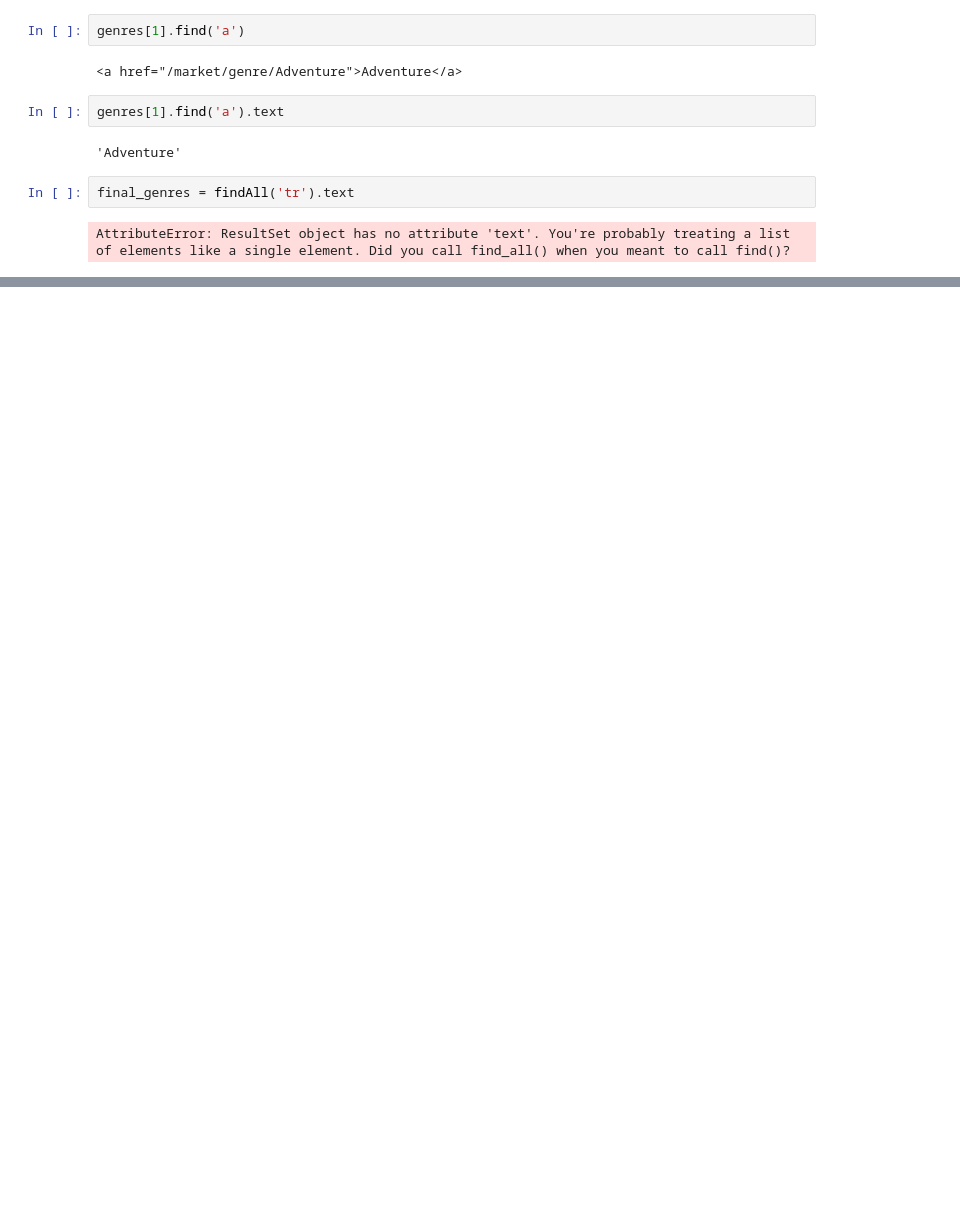
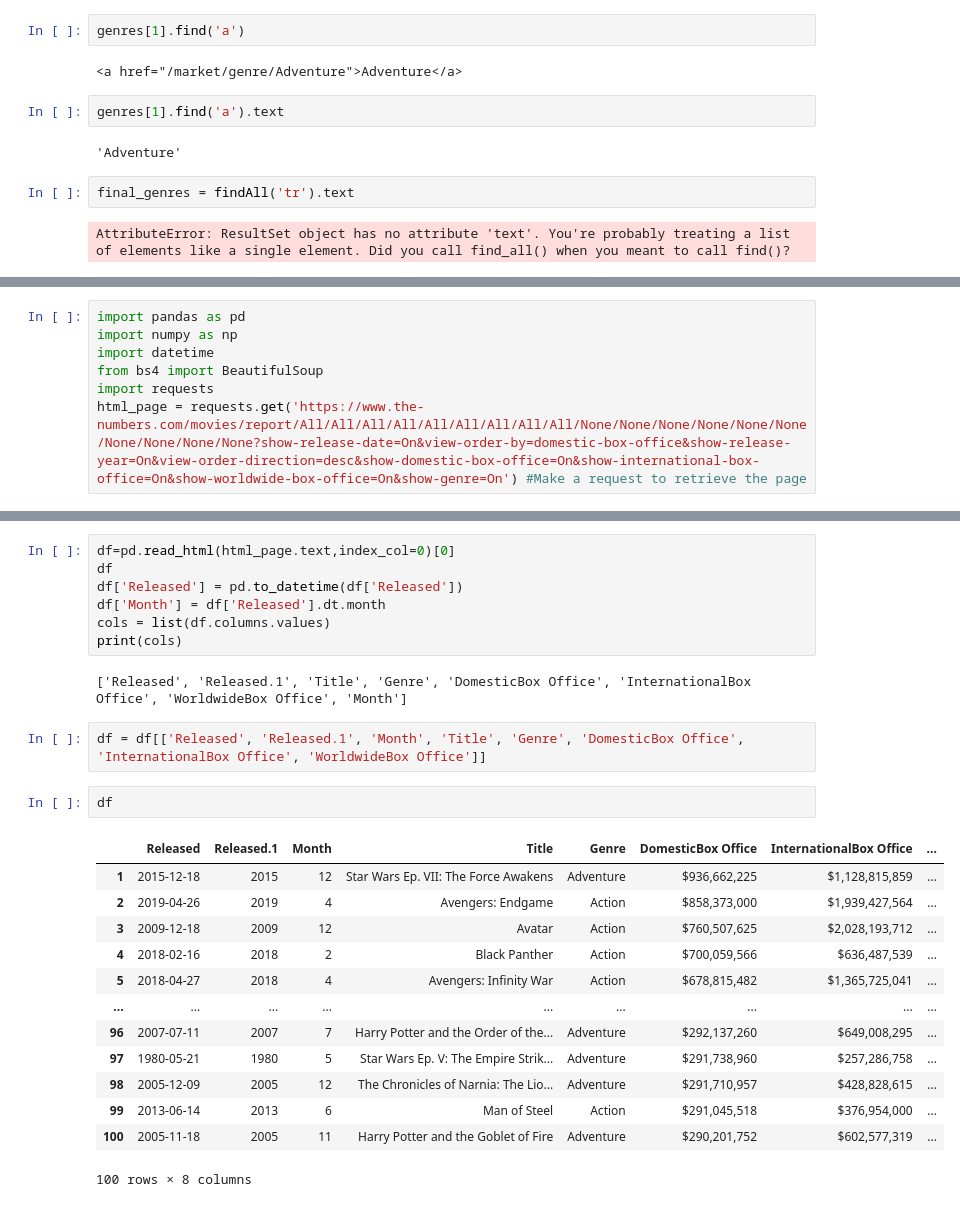
Before and after one commit to Deric-Williamson/Movie-Analysis_Microsoft, a Jupyter notebook: Data-Cleaning.ipynb, the cells around one changed output, grey strips where cells are left out. Saved outputs shown, nothing was run; the diff lists cells and outputs as text; blank space fills up the shorter version.

```diff
--- a/Data-Cleaning.ipynb
+++ b/Data-Cleaning.ipynb
@@ -185,0 +181,7 @@ html_page = requests.get('https://www.the-numbers.com/market/genres') #Make a re
+# %%
+import pandas as pd
+import numpy as np
+import datetime
+from bs4 import BeautifulSoup
+import requests
+html_page = requests.get('https://www.the-numbers.com/movies/report/All/All/All/All/All/All/All/All/All/None/None/None/None/None/None/None/None/None/None?show-release-date=On&view-order-by=domestic-box-office&show-release-year=On&view-order-direction=desc&show-domestic-box-office=On&show-international-box-office=On&show-worldwide-box-office=On&show-genre=On') #Make a request to retrieve the page
@@ -185,0 +199,27 @@ html_page = requests.get('https://www.the-numbers.com/market/genres') #Make a re
+# %%
+df=pd.read_html(html_page.text,index_col=0)[0]
+df
+df['Released'] = pd.to_datetime(df['Released'])
+df['Month'] = df['Released'].dt.month
+cols = list(df.columns.values)
+print(cols)
+# %% [output]
+['Released', 'Released.1', 'Title', 'Genre', 'DomesticBox Office', 'InternationalBox Office', 'WorldwideBox Office', 'Month']
+# %%
+df = df[['Released', 'Released.1', 'Month', 'Title', 'Genre', 'DomesticBox Office', 'InternationalBox Office', 'WorldwideBox Office']]
+# %%
+df
+# %% [output]
+|  | Released | Released.1 | Month | Title | Genre | DomesticBox Office | InternationalBox Office | ... |
+| 1 | 2015-12-18 | 2015 | 12 | Star Wars Ep. VII: The Force Awakens | Adventure | $936,662,225 | $1,128,815,859 | ... |
+| 2 | 2019-04-26 | 2019 | 4 | Avengers: Endgame | Action | $858,373,000 | $1,939,427,564 | ... |
+| 3 | 2009-12-18 | 2009 | 12 | Avatar | Action | $760,507,625 | $2,028,193,712 | ... |
+| 4 | 2018-02-16 | 2018 | 2 | Black Panther | Action | $700,059,566 | $636,487,539 | ... |
+| 5 | 2018-04-27 | 2018 | 4 | Avengers: Infinity War | Action | $678,815,482 | $1,365,725,041 | ... |
+| ... | ... | ... | ... | ... | ... | ... | ... | ... |
+| 96 | 2007-07-11 | 2007 | 7 | Harry Potter and the Order of the... | Adventure | $292,137,260 | $649,008,295 | ... |
+| 97 | 1980-05-21 | 1980 | 5 | Star Wars Ep. V: The Empire Strik... | Adventure | $291,738,960 | $257,286,758 | ... |
+| 98 | 2005-12-09 | 2005 | 12 | The Chronicles of Narnia: The Lio... | Adventure | $291,710,957 | $428,828,615 | ... |
+| 99 | 2013-06-14 | 2013 | 6 | Man of Steel | Action | $291,045,518 | $376,954,000 | ... |
+| 100 | 2005-11-18 | 2005 | 11 | Harry Potter and the Goblet of Fire | Adventure | $290,201,752 | $602,577,319 | ... |
+100 rows × 8 columns
```
Also changed, not shown: parts of 7 cells of this notebook.
